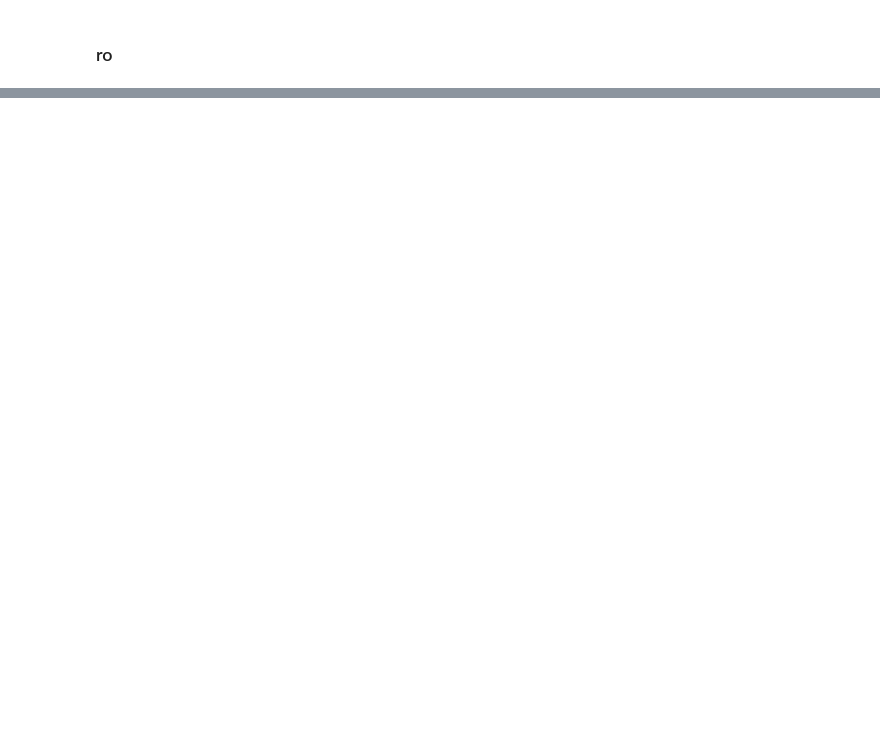
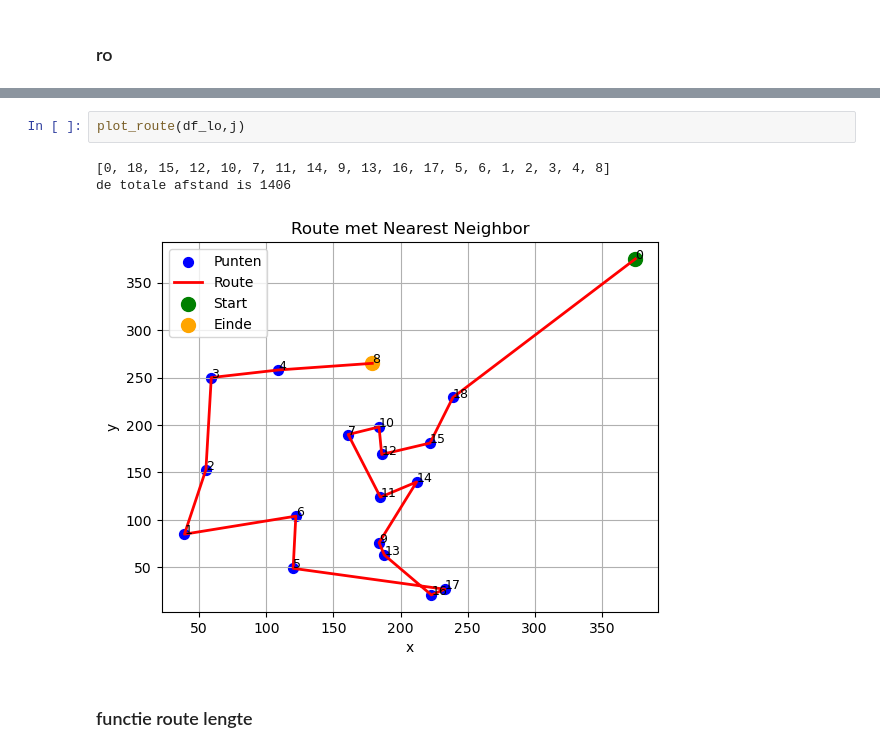
Before and after one commit to lrncjrssn/eindproject_or5, a Jupyter notebook: begin_Laurence.ipynb, the cells around one changed output, grey strips where cells are left out. Saved outputs shown, nothing was run; the diff lists cells and outputs as text; blank space fills up the shorter version.

```diff
--- a/begin_Laurence.ipynb
+++ b/begin_Laurence.ipynb
@@ -193,0 +253,8 @@ IndexError: list index out of range
+# %%
+plot_route(df_lo,j)
+# %% [output]
+[0, 18, 15, 12, 10, 7, 11, 14, 9, 13, 16, 17, 5, 6, 1, 2, 3, 4, 8]
+de totale afstand is 1406
+[figure, added]
+# %% [markdown]
+### functie route lengte
```
Also changed, not shown: parts of 20 cells of this notebook.
